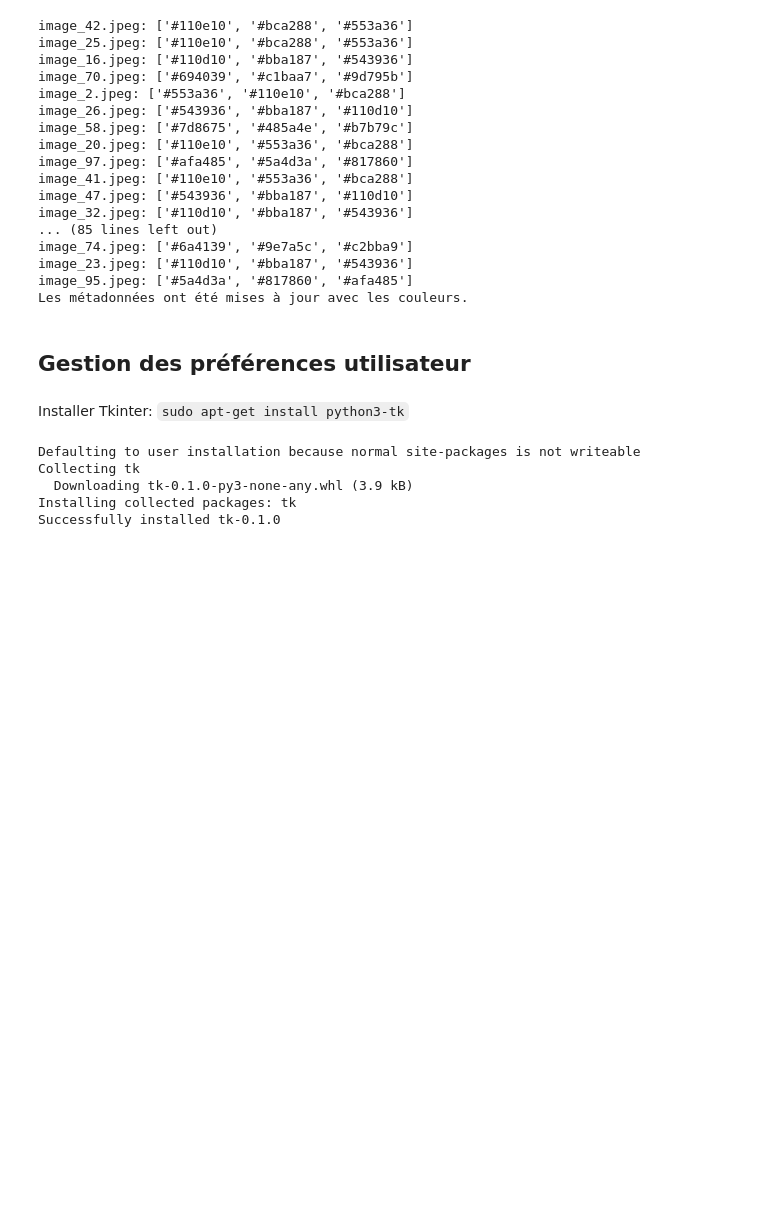
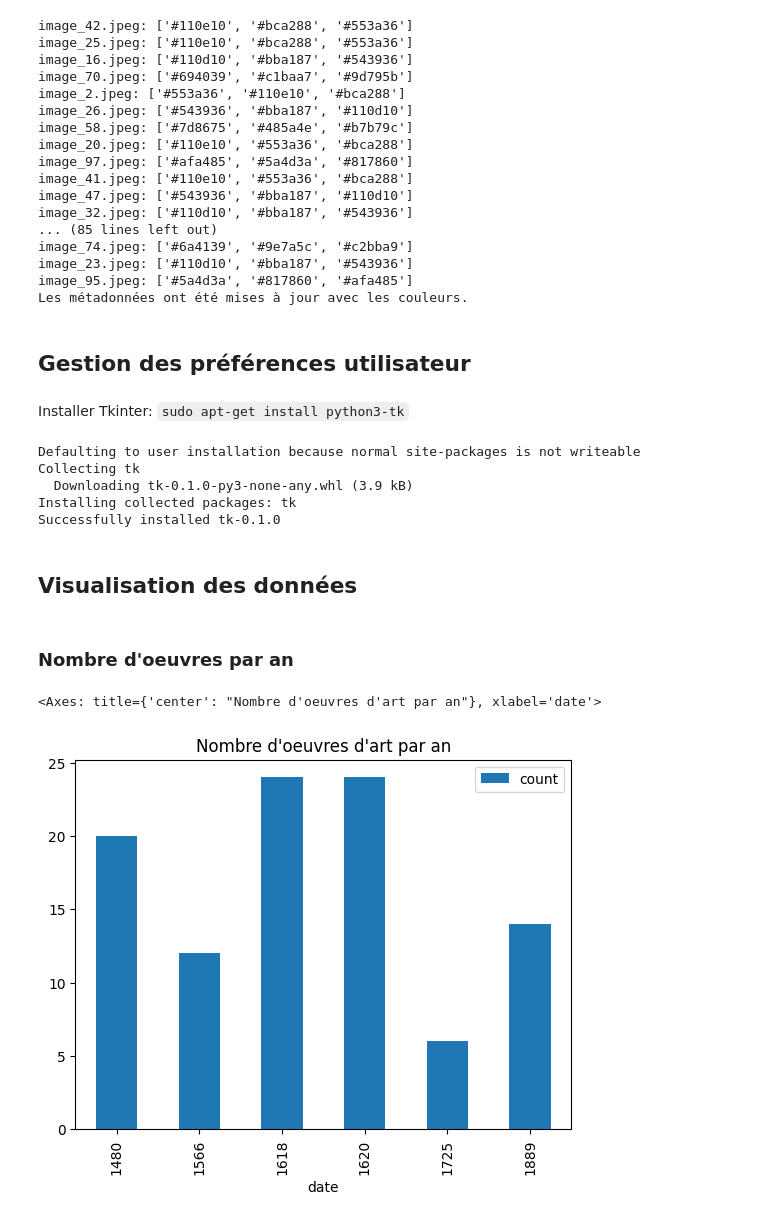
Before and after one commit to ArthurGlerean/DataMining, a Jupyter notebook: projet.ipynb, the cells around one changed output. Saved outputs shown, nothing was run; the diff lists cells and outputs as text; code cells hidden in the pictures; blank space fills up the shorter version.

Commit message:
Visualisation des données OK (hors préférences utilisateur)

```diff
--- a/projet.ipynb
+++ b/projet.ipynb
@@ -460,3 +461,21 @@ def main():
 
 if __name__ == "__main__":
     main()
+# %% [markdown]
+## Visualisation des données
+# %% [markdown]
+### Nombre d'oeuvres par an
+# %%
+from pandas import json_normalize
+import pandas as pd
+import json
+import matplotlib.pyplot as plot
+
+data = json.load(open("./metadata.json"))
+dataframe = json_normalize(data)
+grouped = dataframe.groupby("date")["filename"].count().reset_index()
+grouped = grouped.rename(columns={"filename": "count"})
+grouped.plot(x=0, kind="bar", title="Nombre d'oeuvres d'art par an")
+# %% [output]
+<Axes: title={'center': "Nombre d'oeuvres d'art par an"}, xlabel='date'>
+[figure, added]
```
Also changed, not shown: parts of 5 cells of this notebook, 1 other file.
